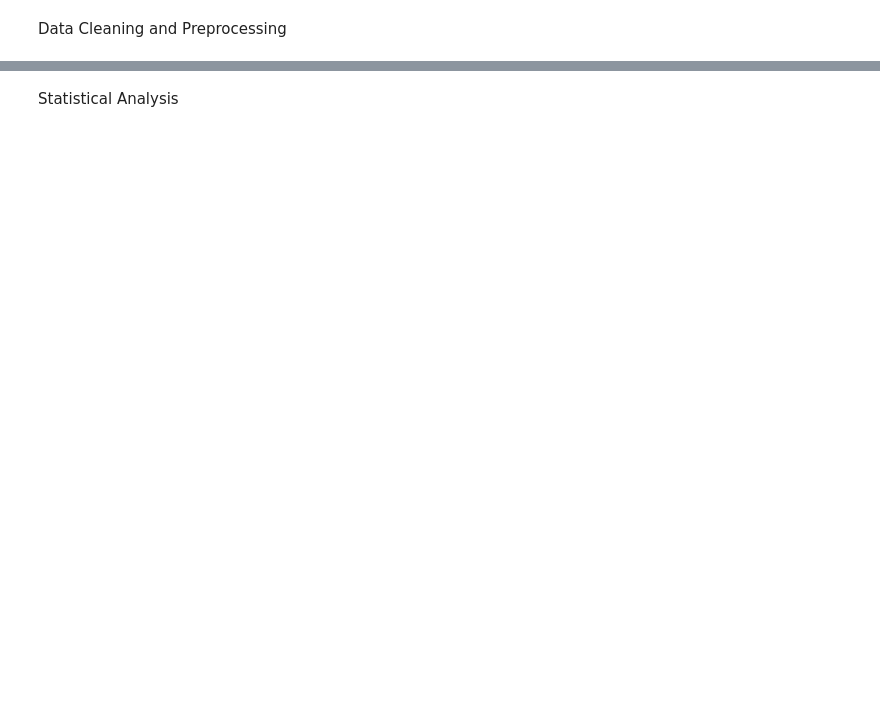
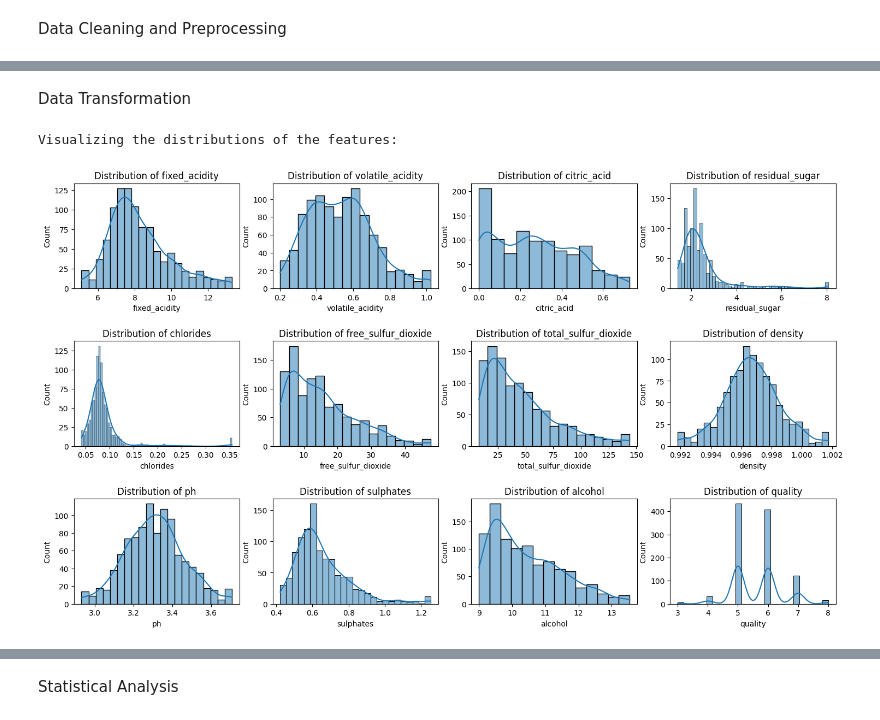
Before and after one commit to mucel/data_wrangeling_project, a Jupyter notebook: code.ipynb, the cells around one changed output, grey strips where cells are left out. Cells and saved outputs as stored; diff of their text form; code cells hidden in the pictures; blank space fills up the shorter version.

```diff
--- a/code.ipynb
+++ b/code.ipynb
@@ -68,0 +169,2 @@ plt.show()
+# %% [markdown]
+Data Transformation
@@ -69,3 +174,16 @@ plt.show()
+# %%
+# Visualizing the distributions of the features
+print("\nVisualizing the distributions of the features:")
+plt.figure(figsize=(18, 10))
+plt.subplots_adjust(hspace=0.5)
+for i, column in enumerate(data.columns[:-1], 1):  # excluding 'quality' column
+    plt.subplot(3, 4, i)
+    sns.histplot(data[column], kde=True)
+    plt.title(f'Distribution of {column}')
+plt.show()
+# %% [output]
+Visualizing the distributions of the features:
+[figure, added]
 # %%
 # Quality Distribution
 plt.figure(figsize=(10, 6))
```
Also changed, not shown: parts of 28 cells of this notebook, 1 other file.
